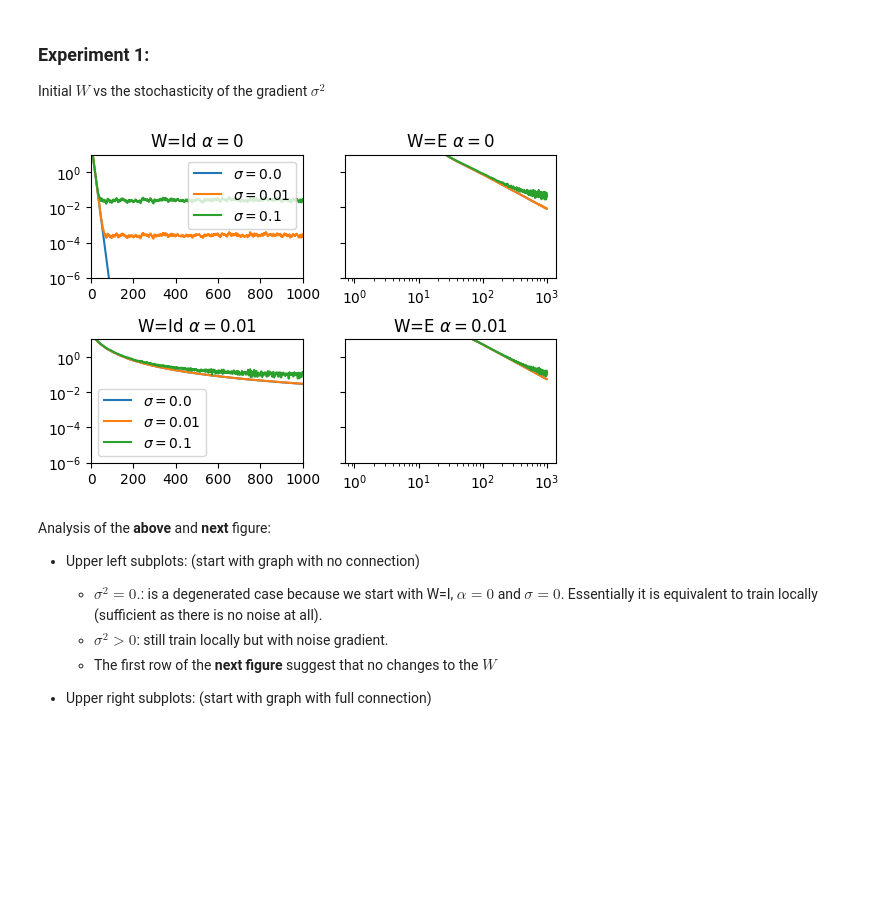
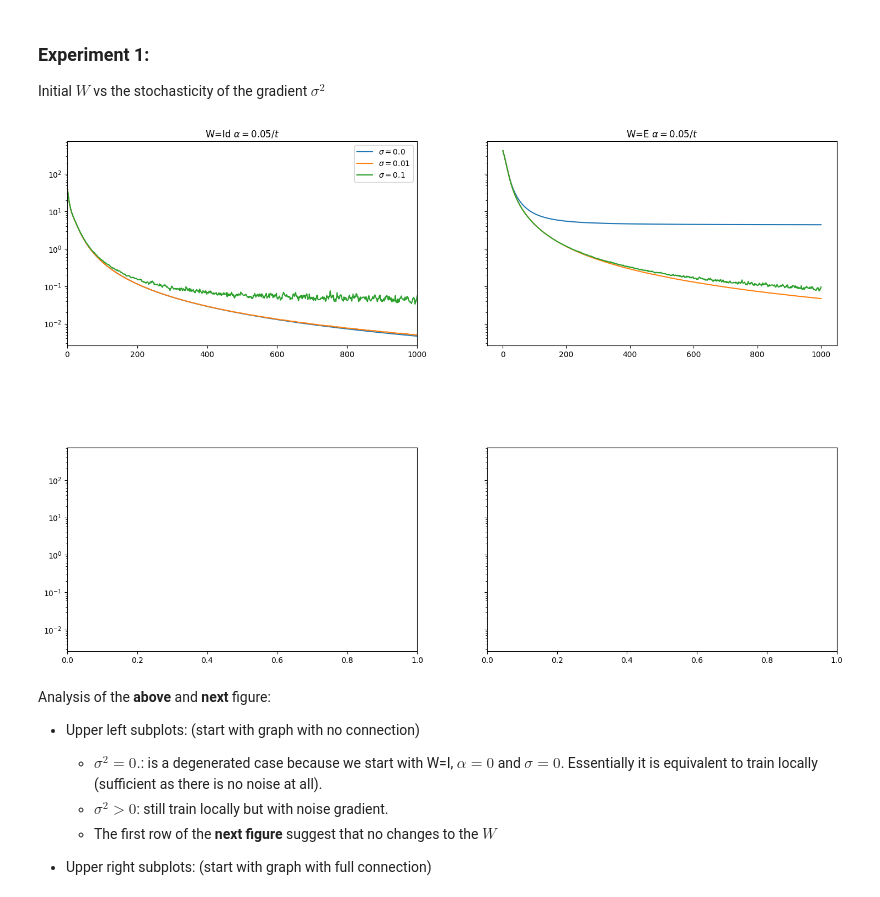
Before and after one commit to epfml/semester-project-personalization, a Jupyter notebook: demo/FrankWolfe1D.ipynb, the cells around one changed output. Drawn from its saved outputs; the diff is of its cells as text; code cells hidden in the pictures; blank space fills up the shorter version.

```diff
--- a/demo/FrankWolfe1D.ipynb
+++ b/demo/FrankWolfe1D.ipynb
@@ -146,7 +146,7 @@ class Run(object):
         mu, X, W, Lambda = self.setup.copy_init()
         for t in range(self.n_iters):
             X -= self.setup.eta * grad_x(self.setup, mu, X, W, Lambda)
-            Lambda += self.setup.gamma * grad_lambda(self.setup, mu, X, W, Lambda)
+            # Lambda += self.setup.gamma * grad_lambda(self.setup, mu, X, W, Lambda)
             W = frank_wolfe(self.setup, mu, X, W, Lambda, t)
             self.loss.append( Loss(self.setup, mu, X, W, Lambda) )
         self.mu, self.X, self.W, self.Lambda = mu, X, W, Lambda
@@ -189,58 +189,58 @@ experiment1.run()
 # %%
 def plot_experiment1(e):
     x = np.arange(1, e.n_iters+1)
 
-    fig, axes = plt.subplots(2, 2, figsize=(6, 4), sharey=True)
+    fig, axes = plt.subplots(2, 2, figsize=(18, 12), sharey=True)
 
-    for i in range(3):
+    for i in range(6,9):
         r = e.runs[i]
         setup = e.setup_runs[i]
         label = r"$\sigma=$" + f"{setup.sigma}"
         axes[0, 0].plot(x, [l.loss for l in r.loss], label=label)
 
-    axes[0, 0].set_title("W=Id " + r"$\alpha=0$")
+    axes[0, 0].set_title("W=Id " + r"$\alpha=0.05/t$")
     axes[0, 0].legend()
     axes[0, 0].set_xlim(0, e.n_iters)
-    axes[0, 0].set_ylim(1e-6, 1e1)
+    # axes[0, 0].set_ylim(1e-6, 1e0)
     axes[0, 0].set_yscale("log")
 
-    for i in range(3, 6):
+    for i in range(9, 12):
         r = e.runs[i]
         setup = e.setup_runs[i]
         label = r"$\sigma=$" + f"{setup.sigma}"
         axes[0, 1].plot(x, [l.loss for l in r.loss], label=label)
 
-    axes[0, 1].set_title("W=E "  + r"$\alpha=0$")
-    axes[0, 1].set_xscale("log")
+    axes[0, 1].set_title("W=E "  + r"$\alpha=0.05/t$")
+    # axes[0, 1].set_xscale("log")
 
-    for i in range(6,9):
-        r = e.runs[i]
-        setup = e.setup_runs[i]
-        label = r"$\sigma=$" + f"{setup.sigma}"
-        axes[1, 0].plot(x, [l.loss for l in r.loss], label=label)
-
-    axes[1, 0].set_title("W=Id " + r"$\alpha=0.01$")
-    axes[1, 0].legend()
-    axes[1, 0].set_xlim(0, e.n_iters)
-    axes[1, 0].set_ylim(1e-6, 1e1)
-    axes[1, 0].set_yscale("log")
-
-    for i in range(9, 12):
-        r = e.runs[i]
-        setup = e.setup_runs[i]
-        label = r"$\sigma=$" + f"{setup.sigma}"
-        axes[1, 1].plot(x, [l.loss for l in r.loss], label=label)
-
-    axes[1, 1].set_title("W=E "  + r"$\alpha=0.01$")
-    axes[1, 1].set_xscale("log")
+    # for i in range(8,9):
+    #     r = e.runs[i]
+    #     setup = e.setup_runs[i]
+    #     label = r"$\sigma=$" + f"{setup.sigma}"
+    #     axes[1, 0].plot(x, [l.loss for l in r.loss], label=label)
+    #
+    # axes[1, 0].set_title("W=Id " + r"$\alpha=0.01$")
+    # axes[1, 0].legend()
+    # axes[1, 0].set_xlim(0, e.n_iters)
+    # # axes[1, 0].set_ylim(1e-6, 1e1)
+    # axes[1, 0].set_yscale("log")
+    #
+    # for i in range(11, 12):
+    #     r = e.runs[i]
+    #     setup = e.setup_runs[i]
+    #     label = r"$\sigma=$" + f"{setup.sigma}"
+    #     axes[1, 1].plot(x, [l.loss for l in r.loss], label=label)
+    #
+    # axes[1, 1].set_title("W=E "  + r"$\alpha=0.01$")
+    # axes[1, 1].set_xscale("log")
 
     plt.subplots_adjust(hspace=0.5)
     plt.show()
     return fig, axes
 
 _ = plot_experiment1(experiment1)
 # %% [output]
-[figure, old version]
+[figure, new version]
 # %% [markdown]
 Analysis of the **above** and **next** figure:
 
```
Also changed, not shown: parts of 1 cell of this notebook, 9 other files.
